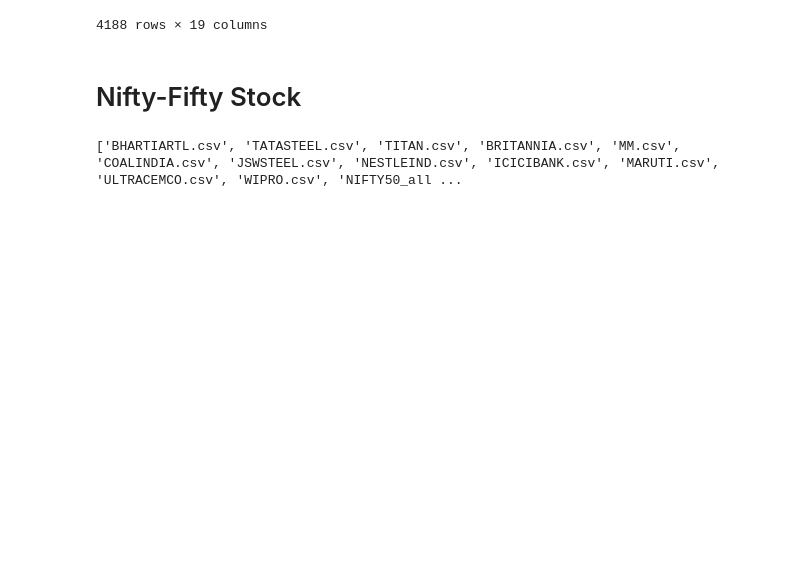
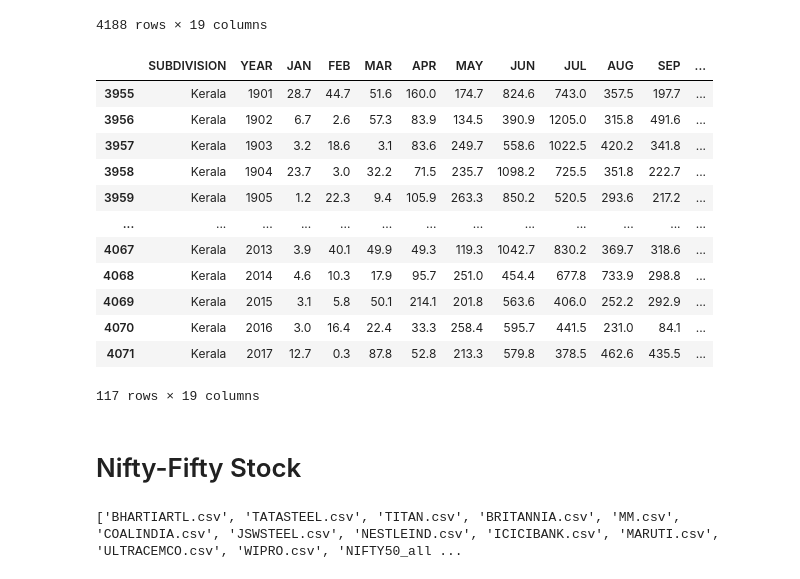
Before and after one commit to tymefighter/Forecast, a Jupyter notebook: notebooks/datasets-notebook.ipynb, the cells around one changed output. Drawn from its saved outputs; the diff is of its cells as text; code cells hidden in the pictures; blank space fills up the shorter version.

```diff
--- a/notebooks/datasets-notebook.ipynb
+++ b/notebooks/datasets-notebook.ipynb
@@ -81,6 +81,22 @@ df
 | 4186 | Lakshadweep | 2016 | 59.6 | 12.1 | 3.2 | 2.6 | 77.4 | 321.1 | 262.6 | 86.2 | 75.6 | ... |
 | 4187 | Lakshadweep | 2017 | 21.3 | 0.9 | 100.2 | 1.8 | 145.7 | 521.9 | 164.2 | 206.2 | 216.0 | ... |
 4188 rows × 19 columns
+# %%
+df.loc[df['SUBDIVISION'] == 'Kerala']
+# %% [output]
+|  | SUBDIVISION | YEAR | JAN | FEB | MAR | APR | MAY | JUN | JUL | AUG | SEP | ... |
+| 3955 | Kerala | 1901 | 28.7 | 44.7 | 51.6 | 160.0 | 174.7 | 824.6 | 743.0 | 357.5 | 197.7 | ... |
+| 3956 | Kerala | 1902 | 6.7 | 2.6 | 57.3 | 83.9 | 134.5 | 390.9 | 1205.0 | 315.8 | 491.6 | ... |
+| 3957 | Kerala | 1903 | 3.2 | 18.6 | 3.1 | 83.6 | 249.7 | 558.6 | 1022.5 | 420.2 | 341.8 | ... |
+| 3958 | Kerala | 1904 | 23.7 | 3.0 | 32.2 | 71.5 | 235.7 | 1098.2 | 725.5 | 351.8 | 222.7 | ... |
+| 3959 | Kerala | 1905 | 1.2 | 22.3 | 9.4 | 105.9 | 263.3 | 850.2 | 520.5 | 293.6 | 217.2 | ... |
+| ... | ... | ... | ... | ... | ... | ... | ... | ... | ... | ... | ... | ... |
+| 4067 | Kerala | 2013 | 3.9 | 40.1 | 49.9 | 49.3 | 119.3 | 1042.7 | 830.2 | 369.7 | 318.6 | ... |
+| 4068 | Kerala | 2014 | 4.6 | 10.3 | 17.9 | 95.7 | 251.0 | 454.4 | 677.8 | 733.9 | 298.8 | ... |
+| 4069 | Kerala | 2015 | 3.1 | 5.8 | 50.1 | 214.1 | 201.8 | 563.6 | 406.0 | 252.2 | 292.9 | ... |
+| 4070 | Kerala | 2016 | 3.0 | 16.4 | 22.4 | 33.3 | 258.4 | 595.7 | 441.5 | 231.0 | 84.1 | ... |
+| 4071 | Kerala | 2017 | 12.7 | 0.3 | 87.8 | 52.8 | 213.3 | 579.8 | 378.5 | 462.6 | 435.5 | ... |
+117 rows × 19 columns
 # %% [markdown]
 # Nifty-Fifty Stock
 # %%
```
Also changed, not shown: 1 other file.
